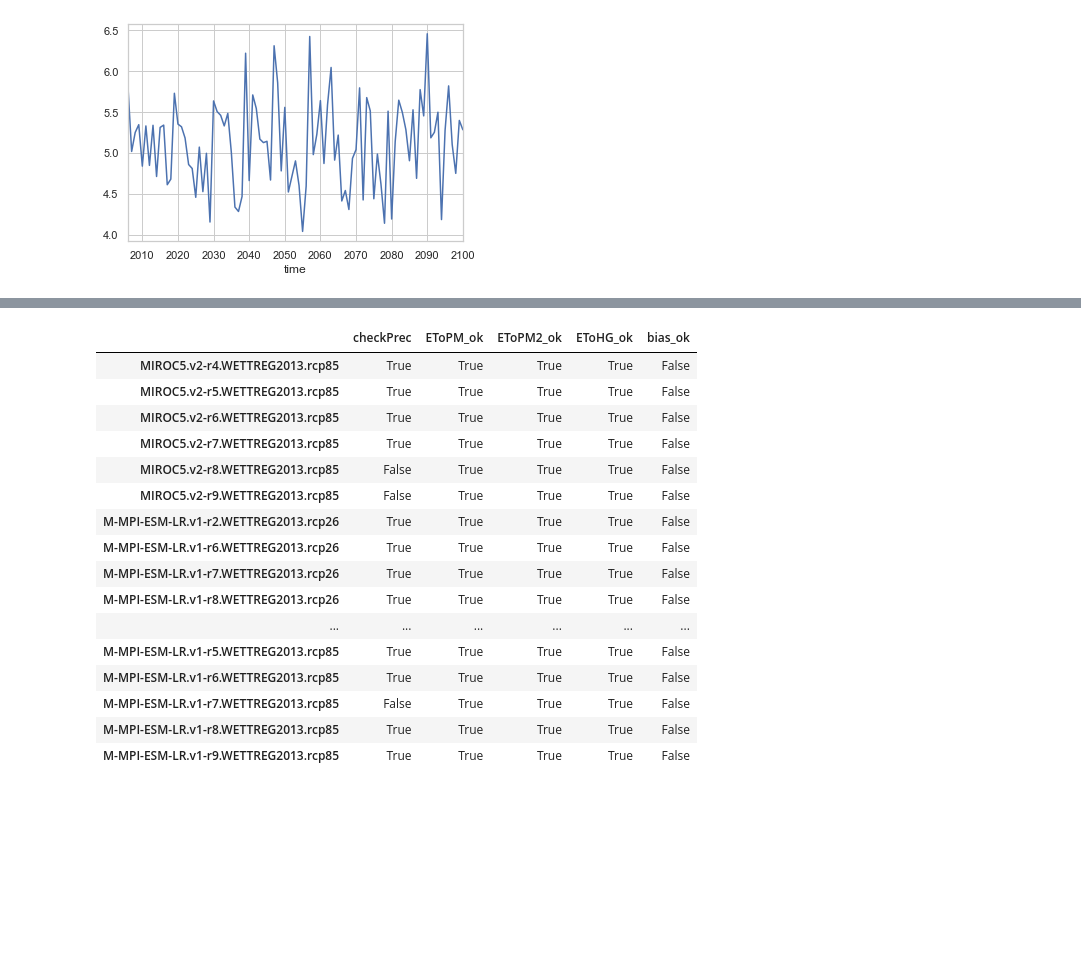
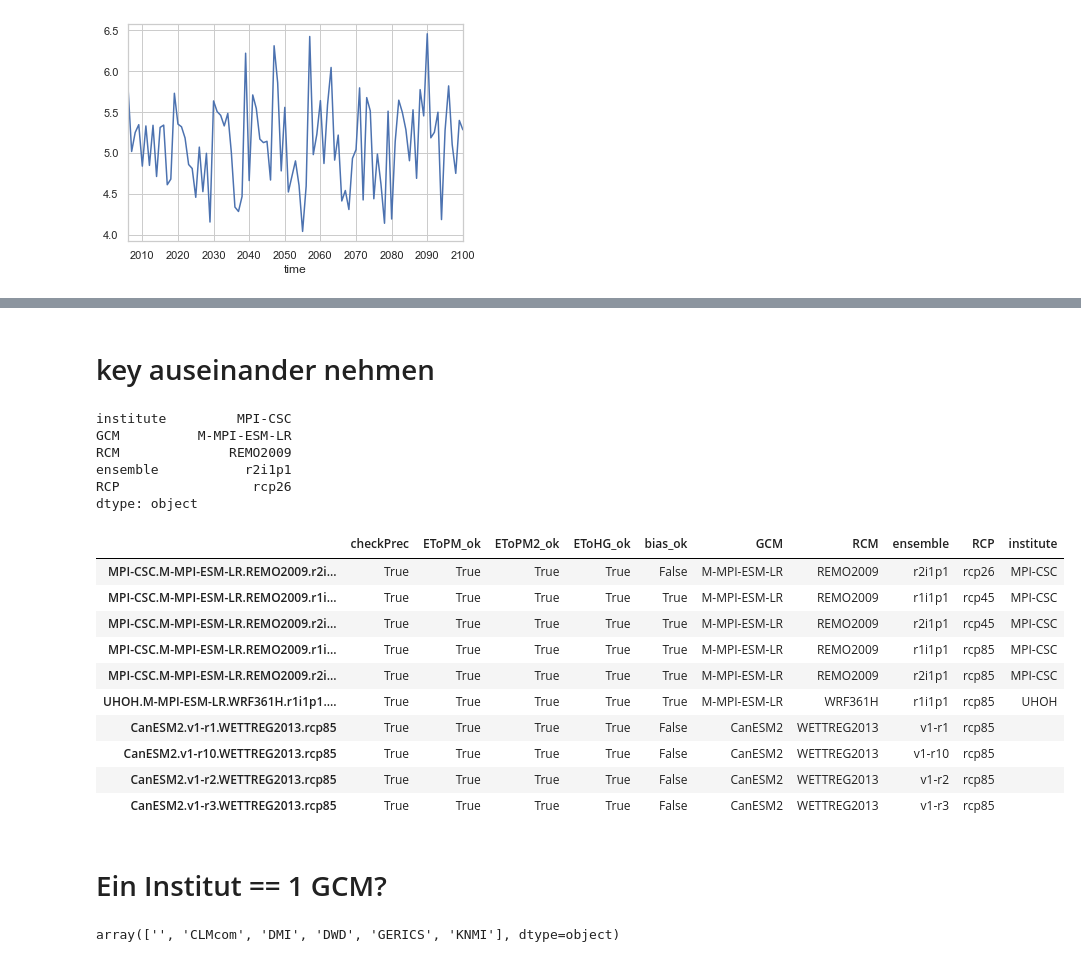
Before and after one commit to jonaslenz/RUINSapp, a Jupyter notebook: Climate_cleaner.ipynb, the cells around one changed output, grey strips where cells are left out. Cells and saved outputs as stored; diff of their text form; code cells hidden in the pictures; blank space fills up the shorter version.

```diff
--- a/Climate_cleaner.ipynb
+++ b/Climate_cleaner.ipynb
@@ -121,7 +122,7 @@ def applySDM(wdata, data, meth='rel', cdf_threshold=0.9999999, lower_limit=0.1):
     return data_ub
 # %%
 stat1 = 'Emden'
-z = keys[6]
+z = keys[26]
 
 vari = 'Prec'
 meth = 'rel'
@@ -132,11 +133,11 @@ meth = 'rel'
 #vari = 'Rs'
 #meth = 'abs'
 
-vari = 'EToHG'
+#vari = 'EToHG'
 #vari = 'EToPM'
 #vari = 'EToSJ'
 #vari = 'EToPT'
-meth = 'rel'
+#meth = 'rel'
 
 #vari = 'u2'
 #meth = 'rel'
@@ -215,7 +220,7 @@ abc.EToHG.resample('1y').max().plot()
 # weather dataframe for sdm bias correction
 i = 0
 
-for key in keys:
+for key in keys[50:60]:
     #key = 'DWD.CanESM2.EPISODES2018.r1i1p1.historical'
     print(i)
     i+=1
@@ -388,20 +382,54 @@ for key in keys:
+# %% [markdown]
+# key auseinander nehmen
+# %%
+def skey(string):
+    try:
+        return pd.Series(string.split('.'),index=['institute','GCM','RCM','ensemble','RCP'])
+    except:
+        return pd.Series(string.split('.'),index=['GCM','ensemble','RCM','RCP'])
+
+skey(overview.index[50])
+# %% [output]
+institute         MPI-CSC
+GCM          M-MPI-ESM-LR
+RCM              REMO2009
+ensemble           r2i1p1
+RCP                 rcp26
+dtype: object
+# %%
+overview['GCM'] = ''
+overview['RCM'] = ''
+overview['ensemble'] = ''
+overview['RCP'] = ''
+overview['institute'] = ''
+
+for z in overview.index:
+    a = skey(z)
+    overview.loc[z,'GCM'] = a['GCM']
+    overview.loc[z,'RCM'] = a['RCM']
+    overview.loc[z,'ensemble'] = a['ensemble']
+    overview.loc[z,'RCP'] = a['RCP']
+    try:
+        overview.loc[z,'institute'] = a['institute']
+    except:
+        overview.loc[z,'institute'] = ''
 # %%
-overview.iloc[120:140,]
+overview.iloc[50:60,]
 # %% [output]
-|  | checkPrec | EToPM_ok | EToPM2_ok | EToHG_ok | bias_ok |
-| MIROC5.v2-r4.WETTREG2013.rcp85 | True | True | True | True | False |
-| MIROC5.v2-r5.WETTREG2013.rcp85 | True | True | True | True | False |
-| MIROC5.v2-r6.WETTREG2013.rcp85 | True | True | True | True | False |
-| MIROC5.v2-r7.WETTREG2013.rcp85 | True | True | True | True | False |
-| MIROC5.v2-r8.WETTREG2013.rcp85 | False | True | True | True | False |
-| MIROC5.v2-r9.WETTREG2013.rcp85 | False | True | True | True | False |
-| M-MPI-ESM-LR.v1-r2.WETTREG2013.rcp26 | True | True | True | True | False |
-| M-MPI-ESM-LR.v1-r6.WETTREG2013.rcp26 | True | True | True | True | False |
-| M-MPI-ESM-LR.v1-r7.WETTREG2013.rcp26 | True | True | True | True | False |
-| M-MPI-ESM-LR.v1-r8.WETTREG2013.rcp26 | True | True | True | True | False |
-| ... | ... | ... | ... | ... | ... |
-| M-MPI-ESM-LR.v1-r5.WETTREG2013.rcp85 | True | True | True | True | False |
-| M-MPI-ESM-LR.v1-r6.WETTREG2013.rcp85 | True | True | True | True | False |
-| M-MPI-ESM-LR.v1-r7.WETTREG2013.rcp85 | False | True | True | True | False |
-| M-MPI-ESM-LR.v1-r8.WETTREG2013.rcp85 | True | True | True | True | False |
-| M-MPI-ESM-LR.v1-r9.WETTREG2013.rcp85 | True | True | True | True | False |
+|  | checkPrec | EToPM_ok | EToPM2_ok | EToHG_ok | bias_ok | GCM | RCM | ensemble | RCP | institute |
+| MPI-CSC.M-MPI-ESM-LR.REMO2009.r2i... | True | True | True | True | False | M-MPI-ESM-LR | REMO2009 | r2i1p1 | rcp26 | MPI-CSC |
+| MPI-CSC.M-MPI-ESM-LR.REMO2009.r1i... | True | True | True | True | True | M-MPI-ESM-LR | REMO2009 | r1i1p1 | rcp45 | MPI-CSC |
+| MPI-CSC.M-MPI-ESM-LR.REMO2009.r2i... | True | True | True | True | True | M-MPI-ESM-LR | REMO2009 | r2i1p1 | rcp45 | MPI-CSC |
+| MPI-CSC.M-MPI-ESM-LR.REMO2009.r1i... | True | True | True | True | True | M-MPI-ESM-LR | REMO2009 | r1i1p1 | rcp85 | MPI-CSC |
+| MPI-CSC.M-MPI-ESM-LR.REMO2009.r2i... | True | True | True | True | True | M-MPI-ESM-LR | REMO2009 | r2i1p1 | rcp85 | MPI-CSC |
+| UHOH.M-MPI-ESM-LR.WRF361H.r1i1p1.... | True | True | True | True | True | M-MPI-ESM-LR | WRF361H | r1i1p1 | rcp85 | UHOH |
+| CanESM2.v1-r1.WETTREG2013.rcp85 | True | True | True | True | False | CanESM2 | WETTREG2013 | v1-r1 | rcp85 |  |
+| CanESM2.v1-r10.WETTREG2013.rcp85 | True | True | True | True | False | CanESM2 | WETTREG2013 | v1-r10 | rcp85 |  |
+| CanESM2.v1-r2.WETTREG2013.rcp85 | True | True | True | True | False | CanESM2 | WETTREG2013 | v1-r2 | rcp85 |  |
+| CanESM2.v1-r3.WETTREG2013.rcp85 | True | True | True | True | False | CanESM2 | WETTREG2013 | v1-r3 | rcp85 |  |
+# %% [markdown]
+# Ein Institut == 1 GCM?
+# %%
+unique(overview['institute'][overview['GCM'] == 'CERFACS-CNRM-CM5'])
+# %% [output]
+array(['', 'CLMcom', 'DMI', 'DWD', 'GERICS', 'KNMI'], dtype=object)
```
Also changed, not shown: parts of 11 cells of this notebook.
